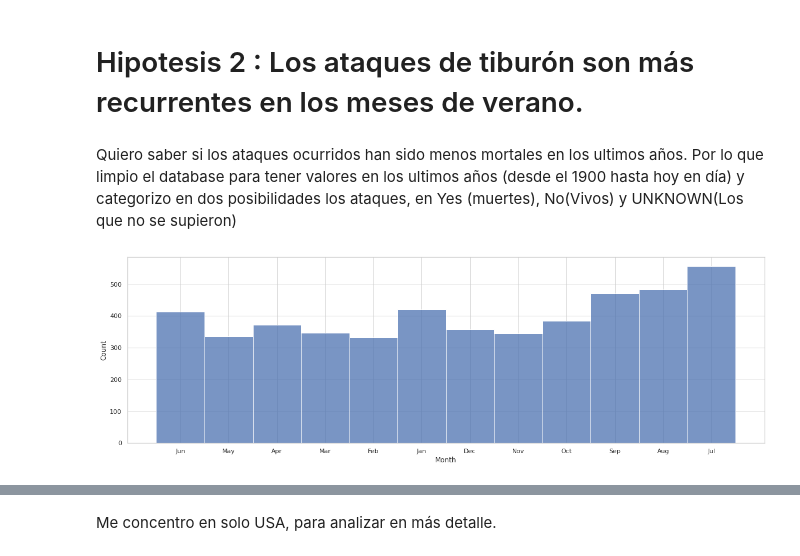
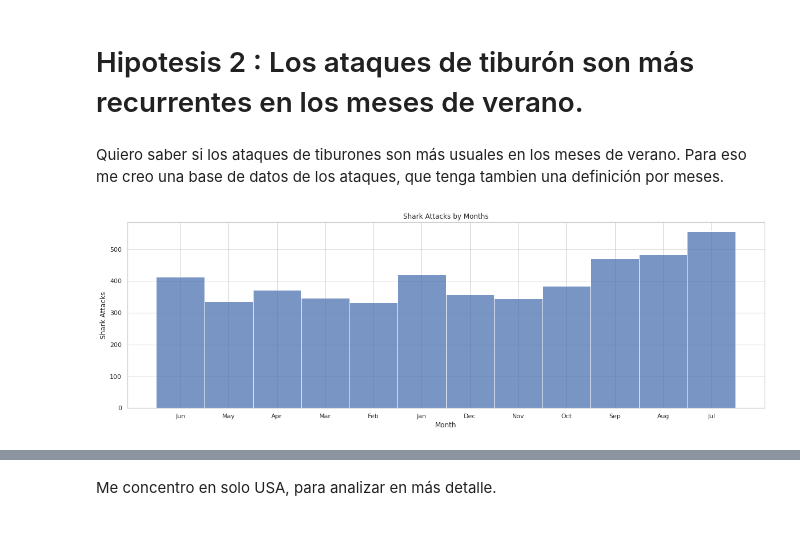
Before and after one commit to evaarquero/data-cleaning-pandas, a Jupyter notebook: analysis.ipynb, the cells around one changed output, grey strips where cells are left out. Drawn from its saved outputs; the diff is of its cells as text; code cells hidden in the pictures.

```diff
--- a/analysis.ipynb
+++ b/analysis.ipynb
@@ -62,11 +62,13 @@ Box_sex_activity.show()
 [interactive output not drawn]
 # %% [markdown]
 # Hipotesis 2 : Los ataques de tiburón son más recurrentes en los meses de verano.
-# %% [markdown]
-Quiero saber si los ataques ocurridos han sido menos mortales en los ultimos años. Por lo que limpio el database para tener valores en los ultimos años (desde el 1900 hasta hoy en día) y categorizo en dos posibilidades los ataques, en Yes (muertes), No(Vivos) y UNKNOWN(Los que no se supieron)
+# %% [markdown]
+Quiero saber si los ataques de tiburones son más usuales en los meses de verano. Para eso me creo una base de datos de los ataques, que tenga tambien una definición por meses.
 # %%
 df_2 = pd.read_csv("Output_df/df_Hypo2.csv",encoding = "ISO-8859-1")
 # %%
-sns.histplot(data=df_2, x="Month",bins=50);
+sns.histplot(data=df_2, x="Month");
+plt.title("Shark Attacks by Months")
+plt.ylabel("Shark Attacks");
 # %% [output]
-[figure, old version]
+[figure, new version]
```
Also changed, not shown: parts of 12 cells of this notebook, 1 other file.
